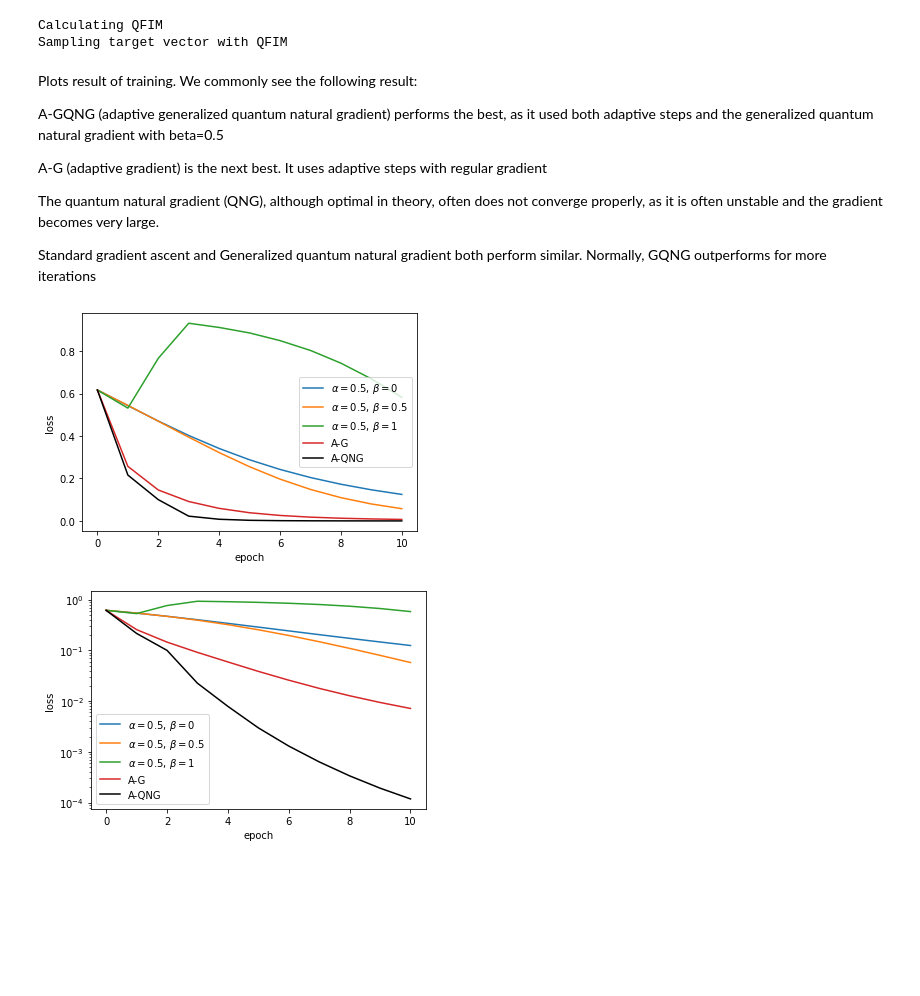
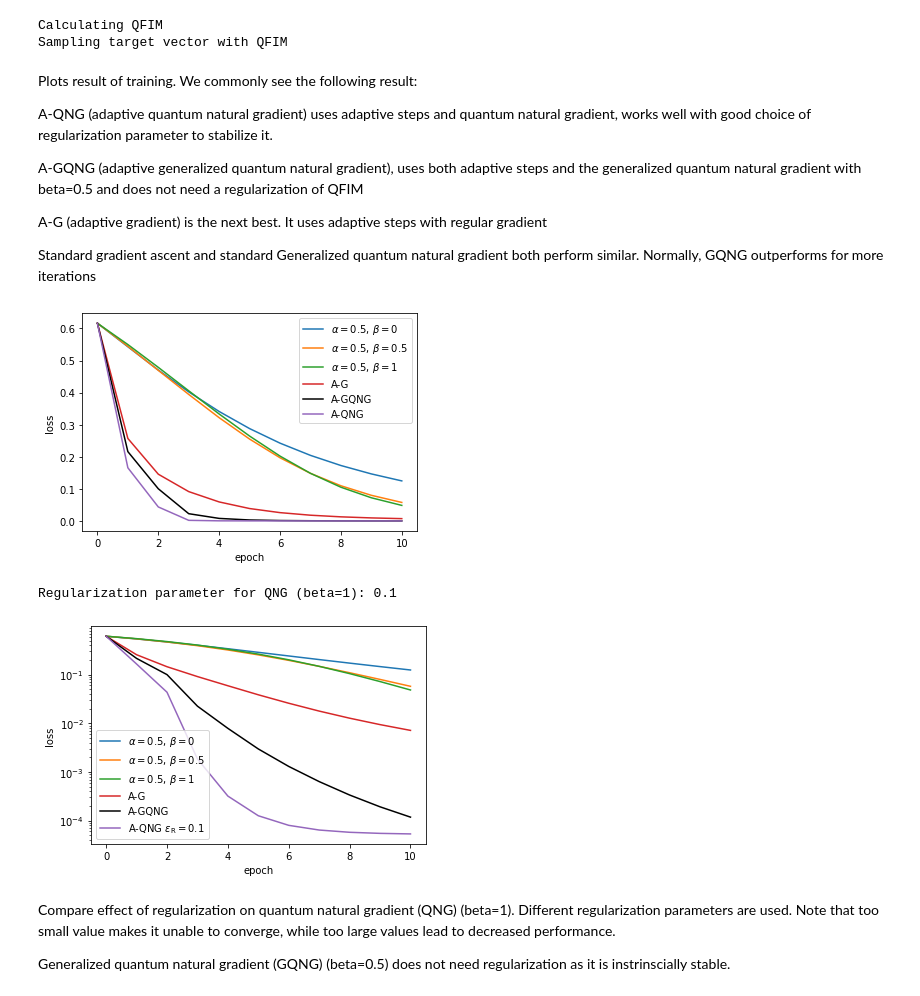
Before and after one commit to txhaug/optimal-quantum-learning, a Jupyter notebook: OptimalVQATraining.ipynb, the cells around one changed output. Saved outputs shown, nothing was run; the diff lists cells and outputs as text; code cells hidden in the pictures; blank space fills up the shorter version.

Commit message:
Add files via upload
Added quantum natural gradient with regularization

```diff
--- a/OptimalVQATraining.ipynb
+++ b/OptimalVQATraining.ipynb
@@ -78,7 +80,7 @@ target_state_initial_infidelity=0.7 #initial infidelity of target state to be le
 
 n_training=10 #number training steps
 
-cutoff_eigvals=10**-12 #cutoff for eigenvalues for inversion of QFIM
+qfi_regularization=10**-1 ##regularization of QFIM needed for quantum natural gradient for Quantum natural gradient (beta=1)
 # %%
 if(n_qubits%2==1):
     raise NameError("Only even number of qubits allowed")
@@ -334,8 +337,9 @@ def get_gradient(x,input_paulis=None):
 #perform optimization using different strategies
 #learning rate for gradient ascent
 #beta is factor generalized quantum natural gradient QFIM^(-beta)*gradient
-#beta=0 is regular gradient, beta=1 the quantum natural gradient (often unstable), beta=0.5 is the optimal choice that is stable and fastest
-def do_optimization(optimization_strategy,learning_rate=0.5,beta=0):
+#beta=0 is regular gradient, beta=1 the quantum natural gradient. For quantum natural gradient, add regularization qfi_regularization*identity to QFIM
+##beta=0.5 is using qfi, but does not need any regularization
+def do_optimization(optimization_strategy,learning_rate=0.5,beta=0,qfi_regularization=0):
 
     loss_history=[]
     gradient_history=[]
@@ -366,8 +370,14 @@ def do_optimization(optimization_strategy,learning_rate=0.5,beta=0):
             #now, calculate (QFIM^(-beta)) to get generalized quantum natural gradient (GQNG)
             #GQNG given by QFIM^(-beta)*gradient
 
+
+            ##add regularization for QNG beta=1 only
+            if(qfi_regularization>0):
+                qfi_matrix_opt_grad=qfi_matrix_opt+qfi_regularization*np.diag(np.ones(n_parameters))
+            else:
+                qfi_matrix_opt_grad=qfi_matrix_opt
             #get eigenvalues and eigenvectors of the QFIM
-            eigvals,eigvecs=scipy.linalg.eigh(qfi_matrix_opt)
+            eigvals,eigvecs=scipy.linalg.eigh(qfi_matrix_opt_grad)
 
 
             eigvals_minusbeta=np.zeros(n_parameters)
@@ -426,57 +436,71 @@ def do_optimization(optimization_strategy,learning_rate=0.5,beta=0):
 
 #do optimization for different learnings rates via gradient descent, as well as with adaptive rule
 learning_rates=[0.5,0.5,0.5]
-
+beta_gradient=[0,0.5,1]
 #beta_gradient is factor generalized quantum natural gradient QFIM^(-beta)*gradient
-#beta=0 is regular gradient, beta=1 the quantum natural gradient (often unstable), beta=0.5 is the optimal choice that is stable and fastest
-beta_gradient=[0,0.5,1] #
+#beta=0 is regular gradient, beta=1 the quantum natural gradient (requires regularization via qfi_regularization), beta=0.5 is the generalized quantum natural gradient that does not need regularization
 
 loss_standard_descent=[]
 for i in range(len(learning_rates)):
-    _,_,alpha_loss_history,_,_=do_optimization(optimization_strategy=0,learning_rate=learning_rates[i],beta=beta_gradient[i])
+    ##add regularization when QNG beta=1
+    if(beta_gradient[i]==1):
+         _,_,alpha_loss_history,_,_=do_optimization(optimization_strategy=0,learning_rate=learning_rates[i],beta=beta_gradient[i],qfi_regularization=qfi_regularization)
+    else:
+        _,_,alpha_loss_history,_,_=do_optimization(optimization_strategy=0,learning_rate=learning_rates[i],beta=beta_gradient[i])
+
+
     loss_standard_descent.append(alpha_loss_history)
 
+_,_,AQNG_loss_history,_,_=do_optimization(optimization_strategy=1,beta=1,qfi_regularization=qfi_regularization)
 _,_,AGQNG_loss_history,_,_=do_optimization(optimization_strategy=1,beta=0.5)
 _,_,AG_loss_history,_,_=do_optimization(optimization_strategy=1,beta=0)
 # %% [markdown]
 Plots result of training.
 We commonly see the following result:
 
-A-GQNG (adaptive generalized quantum natural gradient) performs the best, as it used both adaptive steps and the generalized quantum natural gradient with beta=0.5
+A-QNG (adaptive quantum natural gradient) uses adaptive steps and quantum natural gradient, works well with good choice of regularization parameter to stabilize it.
+
+A-GQNG (adaptive generalized quantum natural gradient), uses both adaptive steps and the generalized quantum natural gradient with beta=0.5 and does not need a regularization of QFIM
 
 A-G (adaptive gradient) is the next best. It uses adaptive steps with regular gradient
 
-The quantum natural gradient (QNG), although optimal in theory, often does not converge properly, as it is often unstable and the gradient becomes very large.
 
-Standard gradient ascent and Generalized quantum natural gradient both perform similar. Normally, GQNG outperforms for more iterations
+Standard gradient ascent and standard Generalized quantum natural gradient both perform similar. Normally, GQNG outperforms for more iterations
 # %%
 #plot result
 
 
 plt.ylabel('loss')
 plt.xlabel('epoch')
 legend=[]
 for i in range(len(learning_rates)):
-    legend.append("$\\alpha="+str(learning_rates[i])+"$, "+"$\\beta="+str(beta[i])+"$")
+    legend.append("$\\alpha="+str(learning_rates[i])+"$, "+"$\\beta="+str(beta_gradient[i])+"$")
     plt.plot(loss_standard_descent[i])
 
 legend.append("A-G")
 plt.plot(AG_loss_history)
 
 legend.append("A-GQNG")
 plt.plot(AGQNG_loss_history,"black")
 
+legend.append("A-QNG")
+plt.plot(AQNG_loss_history)
+
+
 
 plt.legend(legend)
 plt.show()
+
+print("Regularization parameter for QNG (beta=1):",qfi_regularization)
 # %% [output]
-[figure, old version]
+[figure, new version]
+Regularization parameter for QNG (beta=1): 0.1
 # %%
 plt.ylabel('loss')
 plt.xlabel('epoch')
 legend=[]
 for i in range(len(learning_rates)):
-    legend.append("$\\alpha="+str(learning_rates[i])+"$, "+"$\\beta="+str(beta[i])+"$")
+    legend.append("$\\alpha="+str(learning_rates[i])+"$, "+"$\\beta="+str(beta_gradient[i])+"$")
     plt.plot(loss_standard_descent[i])
 
 legend.append("A-G")
@@ -485,6 +509,9 @@ plt.plot(AG_loss_history)
 legend.append("A-GQNG")
 plt.plot(AGQNG_loss_history,"black")
 
+legend.append("A-QNG $\\epsilon_\\mathrm{R}=$"+str(qfi_regularization))
+plt.plot(AQNG_loss_history)
+
 
 plt.legend(legend)
 ax=plt.gca()
@@ -492,4 +519,8 @@ ax.set_yscale('log')
 
 plt.show()
 # %% [output]
-[figure, old version]
+[figure, new version]
+# %% [markdown]
+Compare effect of regularization on quantum natural gradient (QNG) (beta=1). Different regularization parameters are used. Note that too small value makes it unable to converge, while too large values lead to decreased performance.
+
+Generalized quantum natural gradient (GQNG) (beta=0.5) does not need regularization as it is instrinscially stable.
```
Also changed, not shown: parts of 5 cells of this notebook.
